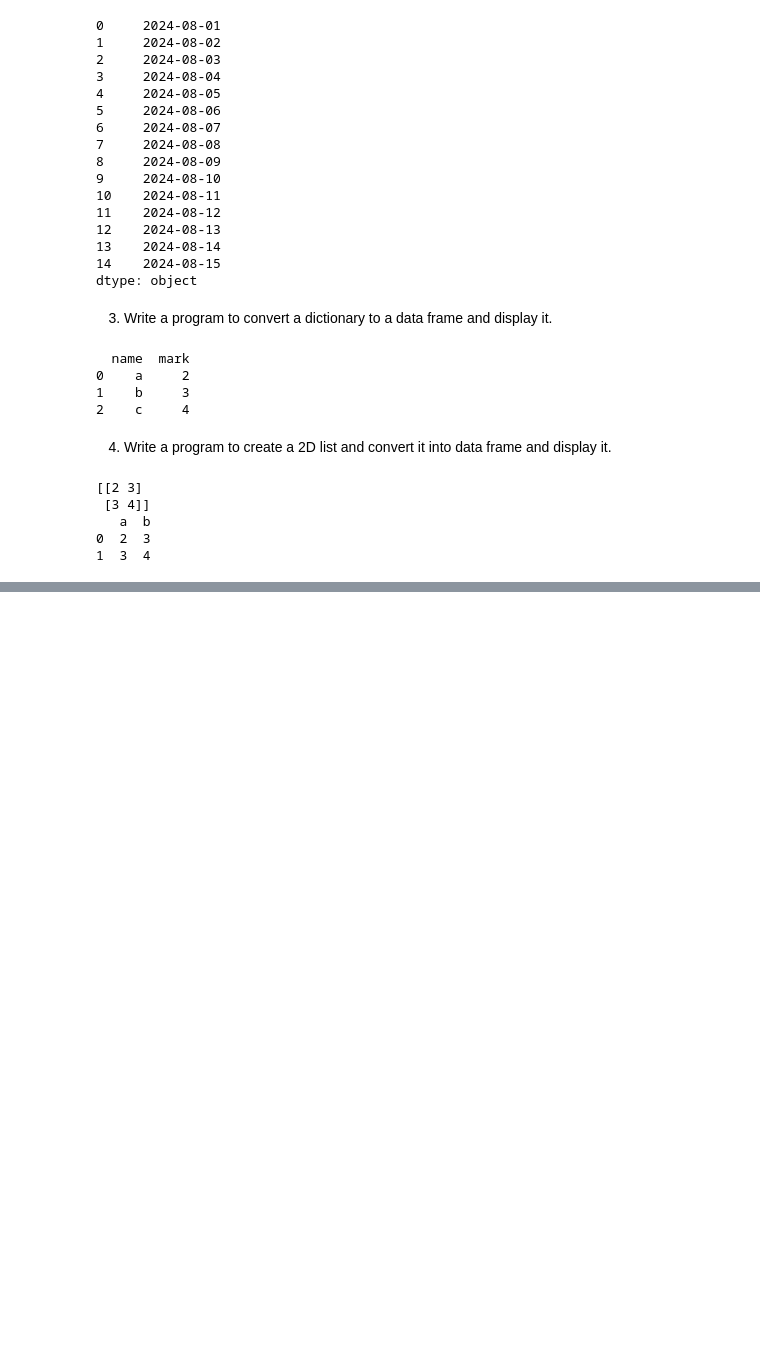
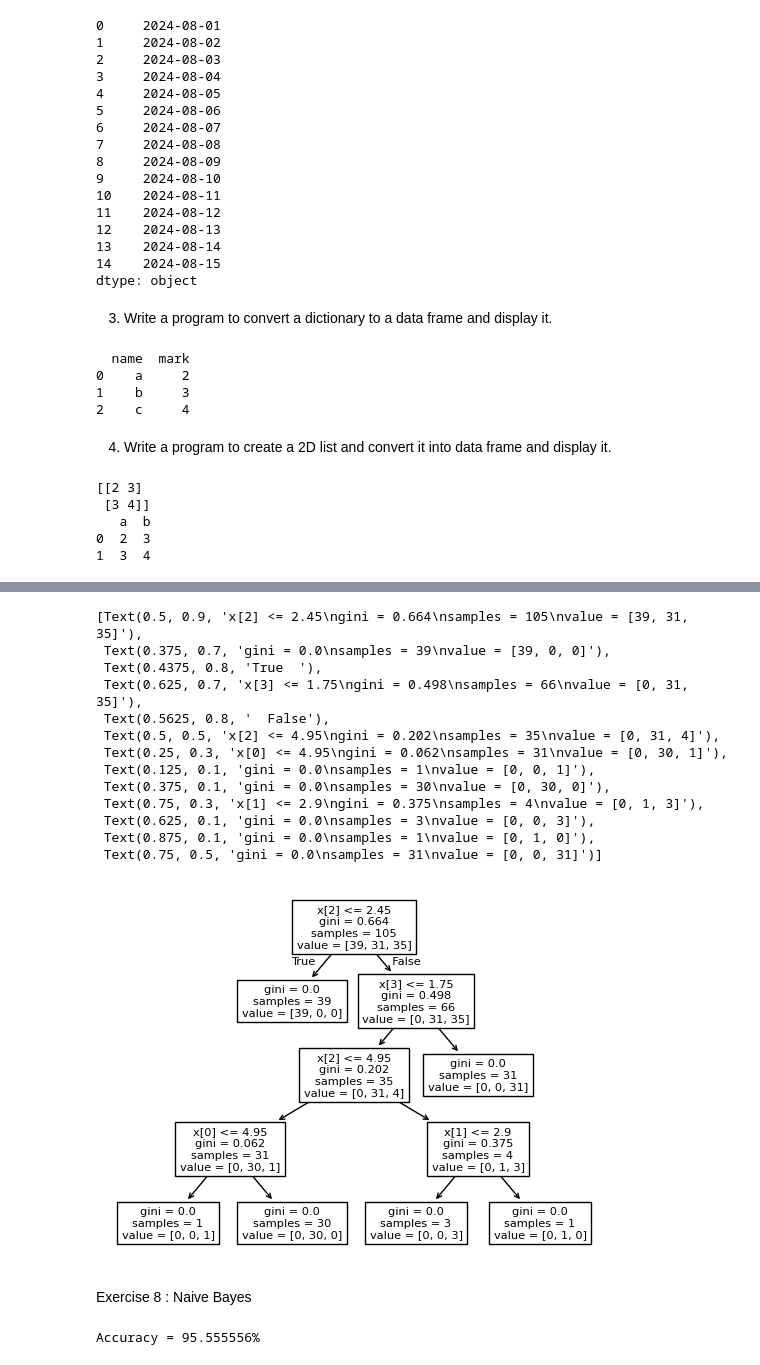
Before and after one commit to AmithSiju/ML_Numpy, a Jupyter notebook: Exam.ipynb, the cells around one changed output, grey strips where cells are left out. Drawn from its saved outputs; the diff is of its cells as text; code cells hidden in the pictures; blank space fills up the shorter version.

```diff
--- a/Exam.ipynb
+++ b/Exam.ipynb
@@ -429,0 +532,19 @@ print(df)
+# %%
+tree.plot_tree(c)
+# %% [output]
+[Text(0.5, 0.9, 'x[2] <= 2.45\ngini = 0.664\nsamples = 105\nvalue = [39, 31, 35]'),
+ Text(0.375, 0.7, 'gini = 0.0\nsamples = 39\nvalue = [39, 0, 0]'),
+ Text(0.4375, 0.8, 'True  '),
+ Text(0.625, 0.7, 'x[3] <= 1.75\ngini = 0.498\nsamples = 66\nvalue = [0, 31, 35]'),
+ Text(0.5625, 0.8, '  False'),
+ Text(0.5, 0.5, 'x[2] <= 4.95\ngini = 0.202\nsamples = 35\nvalue = [0, 31, 4]'),
+ Text(0.25, 0.3, 'x[0] <= 4.95\ngini = 0.062\nsamples = 31\nvalue = [0, 30, 1]'),
+ Text(0.125, 0.1, 'gini = 0.0\nsamples = 1\nvalue = [0, 0, 1]'),
+ Text(0.375, 0.1, 'gini = 0.0\nsamples = 30\nvalue = [0, 30, 0]'),
+ Text(0.75, 0.3, 'x[1] <= 2.9\ngini = 0.375\nsamples = 4\nvalue = [0, 1, 3]'),
+ Text(0.625, 0.1, 'gini = 0.0\nsamples = 3\nvalue = [0, 0, 3]'),
+ Text(0.875, 0.1, 'gini = 0.0\nsamples = 1\nvalue = [0, 1, 0]'),
+ Text(0.75, 0.5, 'gini = 0.0\nsamples = 31\nvalue = [0, 0, 31]')]
+[figure, added]
+# %% [markdown]
+Exercise 8 : Naive Bayes
@@ -429,0 +558,11 @@ print(df)
+# %%
+db=datasets.load_iris()
+X,y=db.data,db.target
+X_train,X_test,y_train,y_test=train_test_split(X,y,train_size=0.7,random_state=78)
+c=naive_bayes.GaussianNB()
+c.fit(X_train,y_train)
+y_pred=c.predict(X_test)
+a = accuracy_score(y_pred,y_test)
+print(f"Accuracy = {a*100.:2f}%")
+# %% [output]
+Accuracy = 95.555556%
```
Also changed, not shown: parts of 27 cells of this notebook.
